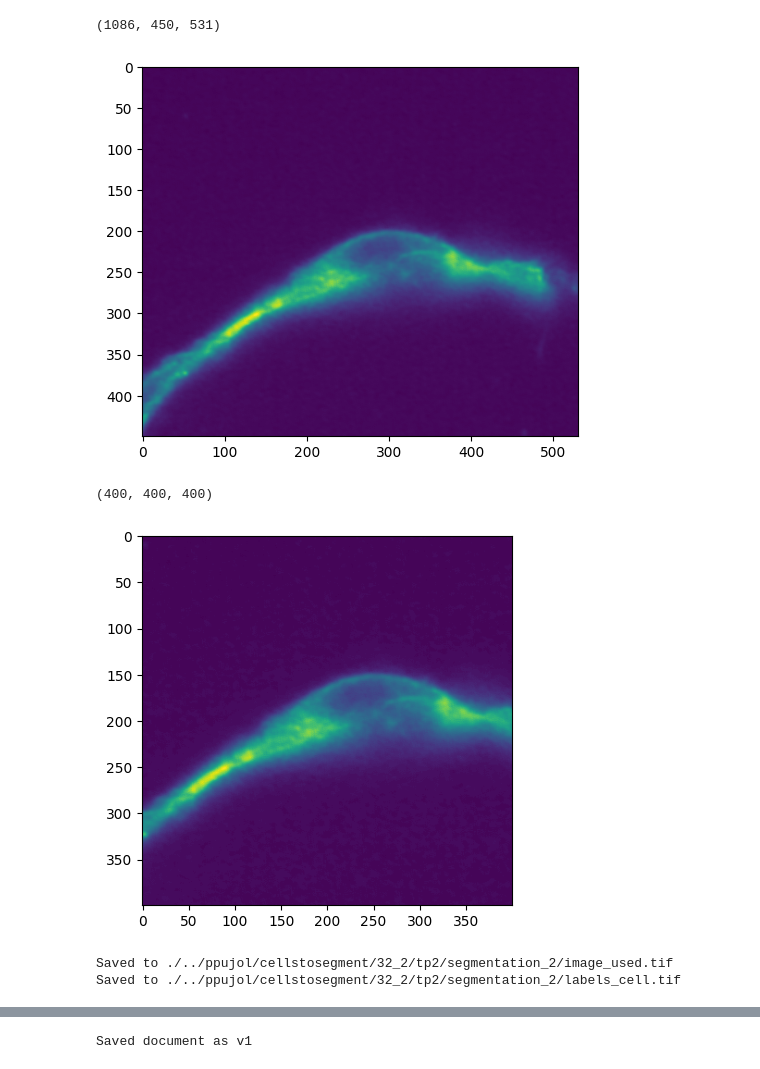
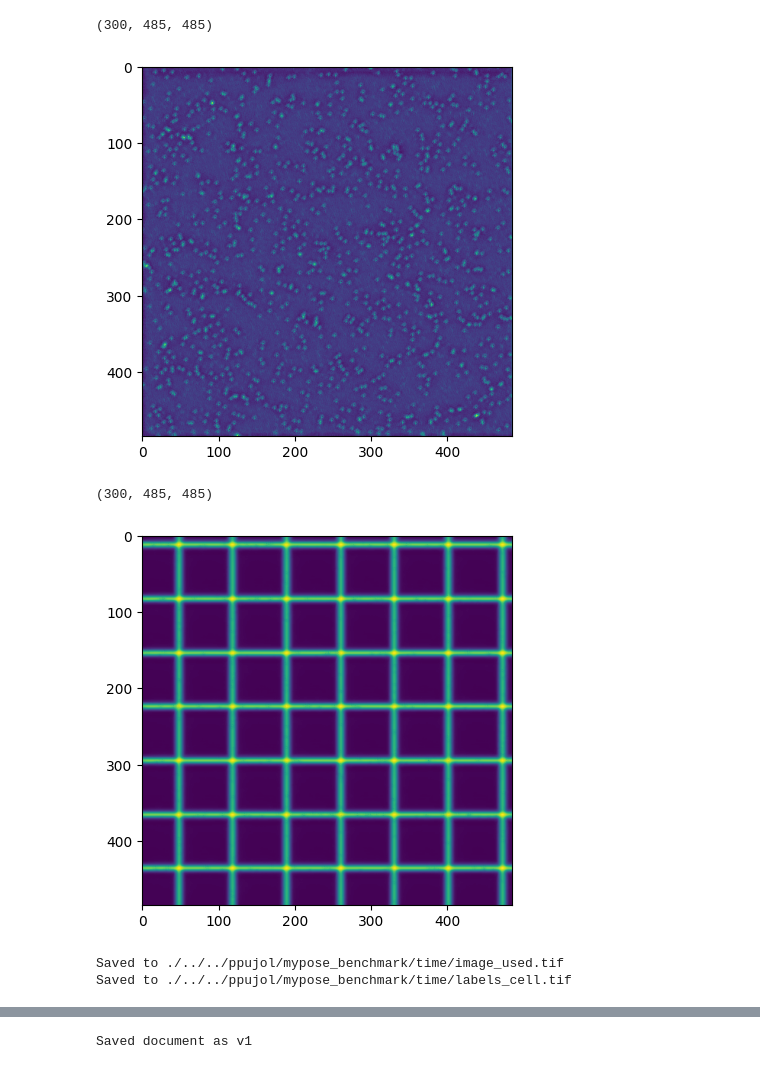
Before and after one commit to P8UXaE/light_sheet_domes, a Jupyter notebook: mypose/mypose.ipynb, the cells around one changed output, grey strips where cells are left out. Drawn from its saved outputs; the diff is of its cells as text; code cells hidden in the pictures.

```diff
--- a/mypose/mypose.ipynb
+++ b/mypose/mypose.ipynb
@@ -11,15 +11,15 @@ import tifffile as tiff
 import os
 # %%
 # dome = str('32')
-folder = './../ppujol/cellstosegment/32_2/tp2/segmentation_2/'
-image_route = folder+'t2-interp_denoised-2.tif'
+folder = './../../ppujol/mypose_benchmark/time/'
+image_route = folder+'modified_wrinkled_cells_tp0_denoised.tif'
 image = sk.io.imread(image_route)
 # %%
 plt.imshow(image[120])
 image.shape
 # %% [output]
-(1086, 450, 531)
+(300, 485, 485)
-[figure, old version]
+[figure, new version]
 # %%
 def normalize_image(im, mult_factor = 1):
     norm_im = (im - im.min()) / (im.max()-im.min()) * mult_factor
@@ -142,16 +142,18 @@ def write_image(route, array):
     tiff.imwrite(route, array.astype(np.uint16), imagej=True)
     print(f"Saved to {route}")
 # %%
-z, y, x = 516, 250, 250
-delta = 200
-division = 1
-cell = image[z-int(delta/division):z+int(delta/division), y-delta:y+delta, x-delta:x+delta]
+# z, y, x = 120, 120, 170
+# delta = 120
+# division = 1
+# cell = image[z-int(delta/division):z+int(delta/division), y-delta:y+delta, x-delta:x+delta]
+cell = image
 cell = normalize_image(cell, 255).astype(np.uint8)
-plt.imshow(cell[int(delta/division)])
+# plt.imshow(cell[int(delta/division)])
+plt.imshow(cell[200])
 cell.shape
 # %% [output]
-(400, 400, 400)
+(300, 485, 485)
-[figure, old version]
+[figure, new version]
 # %%
 labels_cell = watershed_get_labels(cell)
 # %%
@@ -162,6 +164,6 @@ write_image(route=route_image, array=cell)
 route_labels = folder+'labels_cell.tif'
 write_image(route=route_labels, array=labels_cell)
 # %% [output]
-Saved to ./../ppujol/cellstosegment/32_2/tp2/segmentation_2/image_used.tif
-Saved to ./../ppujol/cellstosegment/32_2/tp2/segmentation_2/labels_cell.tif
+Saved to ./../../ppujol/mypose_benchmark/time/image_used.tif
+Saved to ./../../ppujol/mypose_benchmark/time/labels_cell.tif
 # %%
```
Also changed, not shown: parts of 5 cells of this notebook, 8 other files.
